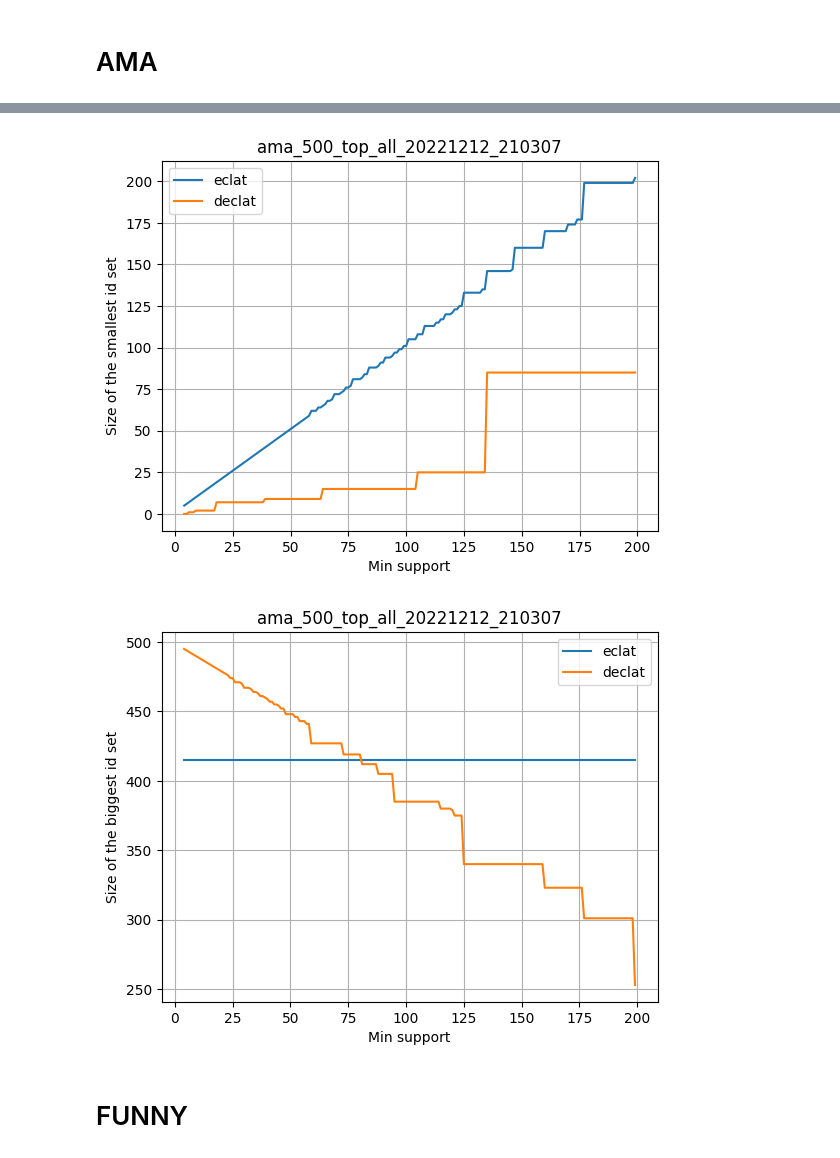
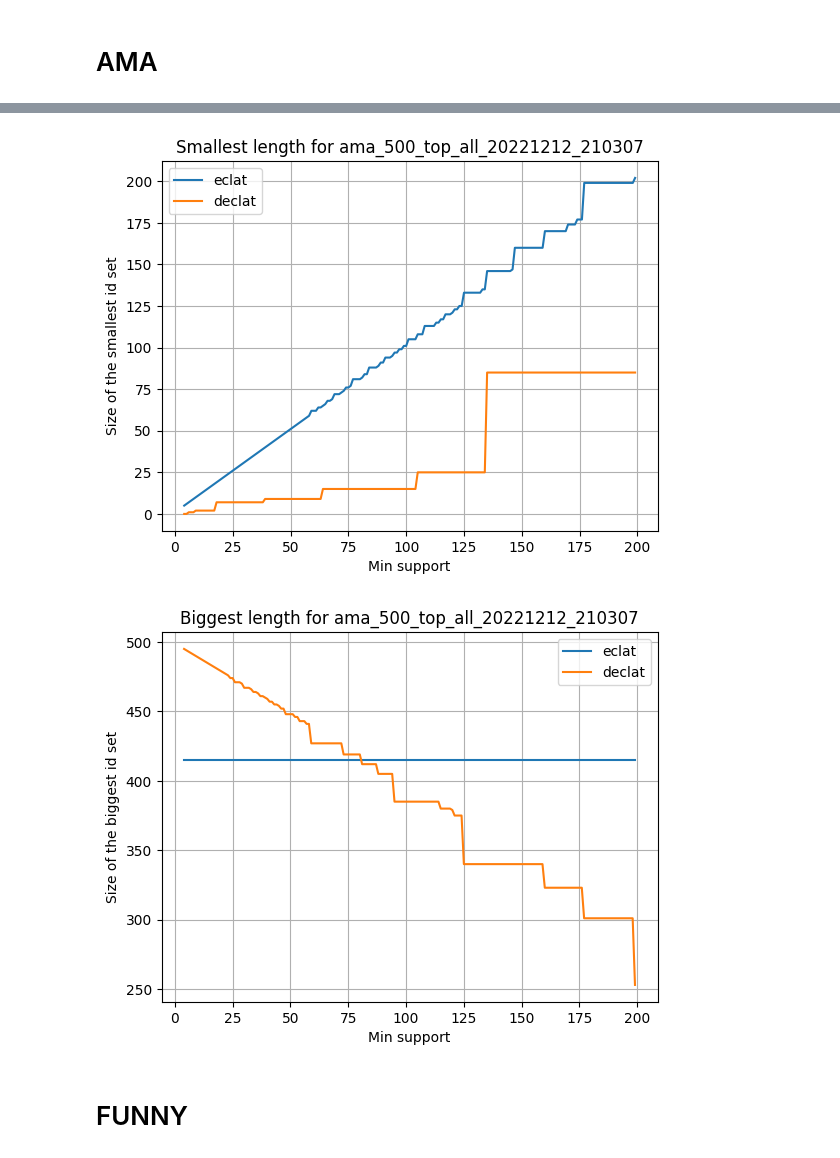
Before and after one commit to steciuk/MED-dEclat-1, a Jupyter notebook: experiments.ipynb, the cells around one changed output, grey strips where cells are left out. Drawn from its saved outputs; the diff is of its cells as text; code cells hidden in the pictures.

```diff
--- a/experiments.ipynb
+++ b/experiments.ipynb
@@ -55,29 +55,29 @@ plt.show()
 # %%
 fig, ax = plt.subplots()
 ax.plot(MIN_SUPPORTS, [result.min for result in ama_eclat_results], label="eclat")
 ax.plot(MIN_SUPPORTS, [result.min for result in ama_declat_results], label="declat")
 
 ax.set(xlabel='Min support', ylabel='Size of the smallest id set',
-       title='ama_500_top_all_20221212_210307')
+       title='Smallest length for ama_500_top_all_20221212_210307')
 ax.grid()
 plt.legend()
 
 plt.show()
 # %% [output]
-[figure, old version]
+[figure, new version]
 # %%
 fig, ax = plt.subplots()
 ax.plot(MIN_SUPPORTS, [result.max for result in ama_eclat_results], label="eclat")
 ax.plot(MIN_SUPPORTS, [result.max for result in ama_declat_results], label="declat")
 
 ax.set(xlabel='Min support', ylabel='Size of the biggest id set',
-       title='ama_500_top_all_20221212_210307')
+       title='Biggest length for ama_500_top_all_20221212_210307')
 ax.grid()
 plt.legend()
 
 plt.show()
 # %% [output]
-[figure, old version]
+[figure, new version]
 # %% [markdown]
 # FUNNY
 # %%
```
Also changed, not shown: parts of 6 cells of this notebook.
